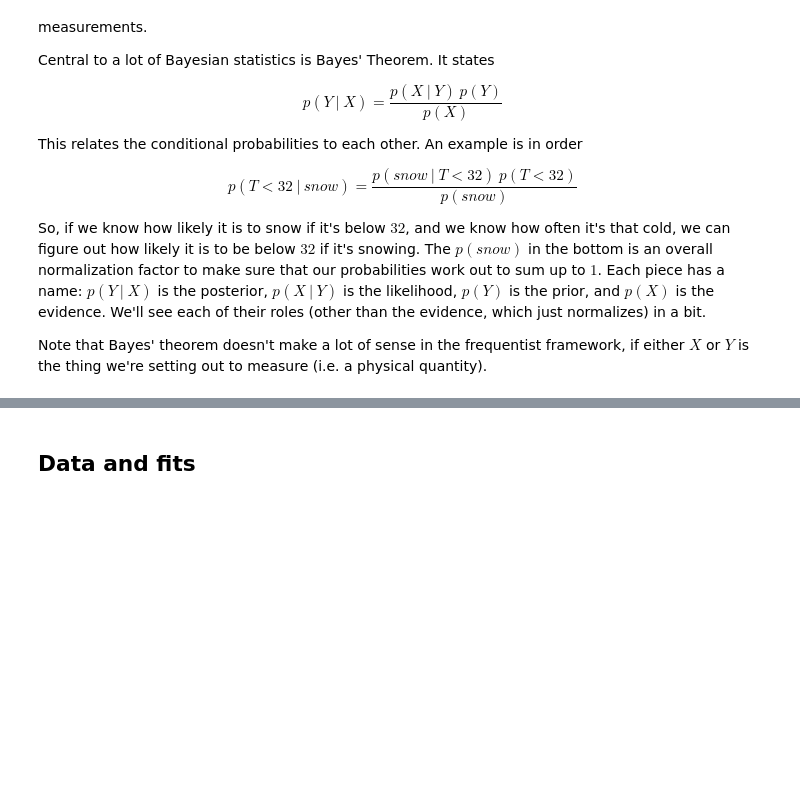
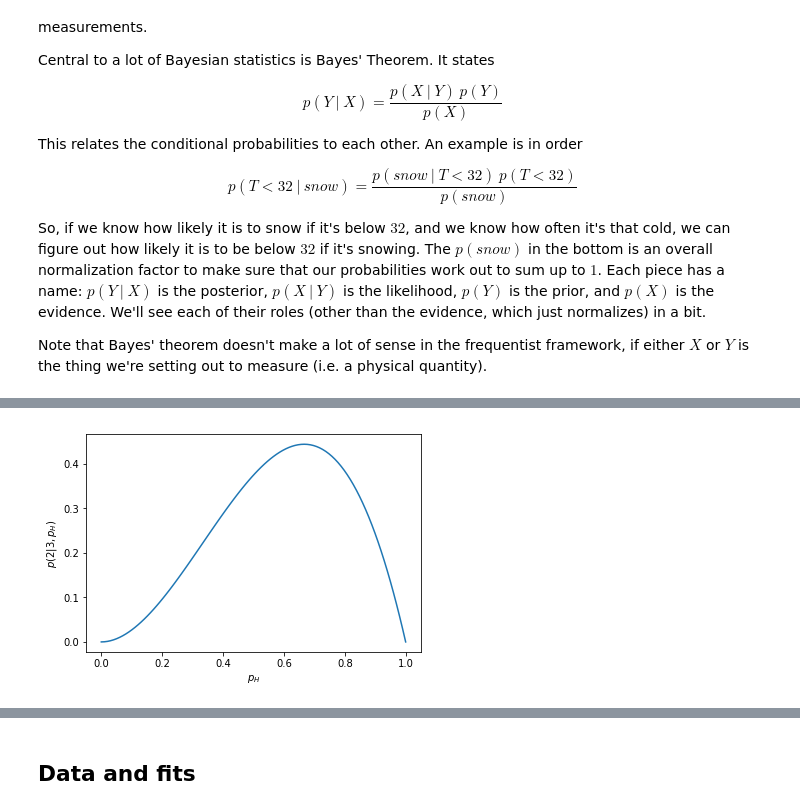
Before and after one commit to Cisneros-Galaxy/RCFM, a Jupyter notebook: rich_docs/Malleus.ipynb, the cells around one changed output, grey strips where cells are left out. Drawn from its saved outputs; the diff is of its cells as text; code cells hidden in the pictures; blank space fills up the shorter version.

```diff
--- a/rich_docs/Malleus.ipynb
+++ b/rich_docs/Malleus.ipynb
@@ -201,0 +230,8 @@ Note that Bayes' theorem doesn't make a lot of sense in the frequentist framewor
+# %%
+pH = np.linspace(0,1,100)
+prob2 = 3*pH*pH*(1-pH)
+plt.plot(pH, prob2)
+plt.xlabel("$p_H$")
+plt.ylabel("$p(2 | 3, p_H)$");
+# %% [output]
+[figure, added]
```
Also changed, not shown: parts of 12 cells of this notebook.
